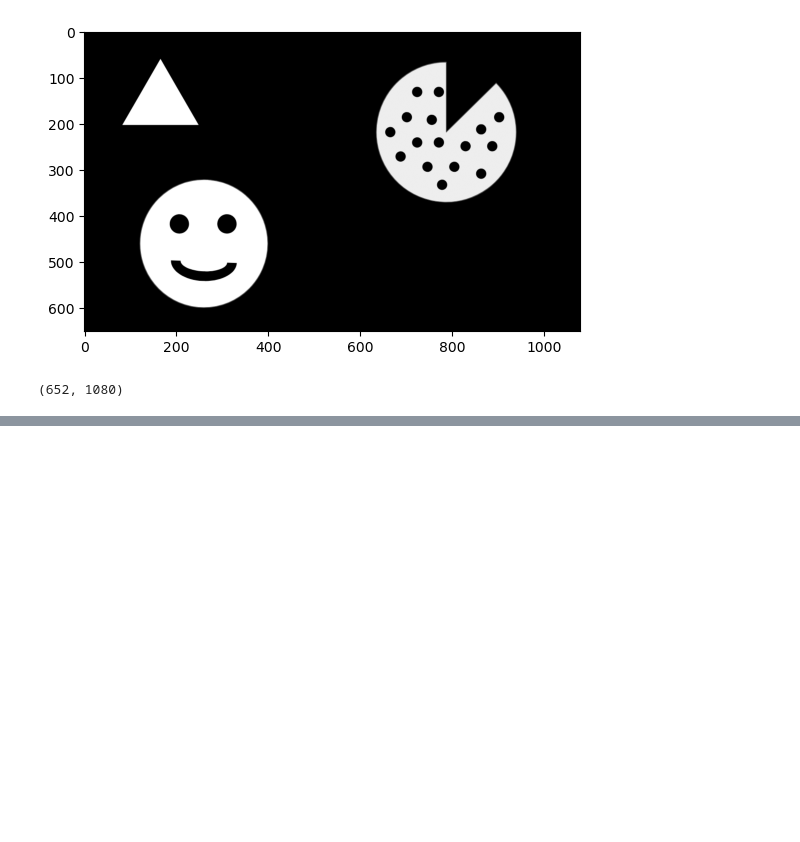
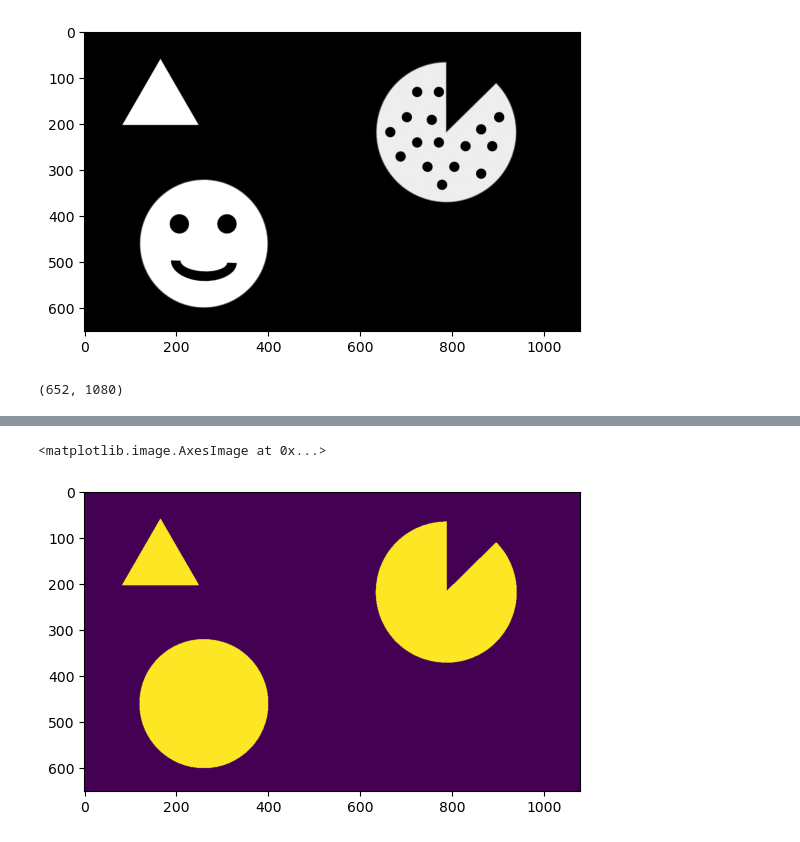
Before and after one commit to ezekielamitchell/ComputerVision, a Jupyter notebook: opencv-deep-learning-course/06-object-detection/contour_detection.ipynb, the cells around one changed output, grey strips where cells are left out. Drawn from its saved outputs; the diff is of its cells as text; code cells hidden in the pictures; blank space fills up the shorter version.

```diff
--- a/opencv-deep-learning-course/06-object-detection/contour_detection.ipynb
+++ b/opencv-deep-learning-course/06-object-detection/contour_detection.ipynb
@@ -24,0 +33,2 @@ error: OpenCV(4.10.0) :-1: error: (-5:Bad argument) in function 'drawContours'
+# %%
+internal_contours = np.zeros(img.shape)
@@ -24,0 +39,5 @@ error: OpenCV(4.10.0) :-1: error: (-5:Bad argument) in function 'drawContours'
+# %%
+plt.imshow(internal_contours)
+# %% [output]
+<matplotlib.image.AxesImage at 0x...>
+[figure, added]
```
Also changed, not shown: parts of 7 cells of this notebook, 4 other files.
